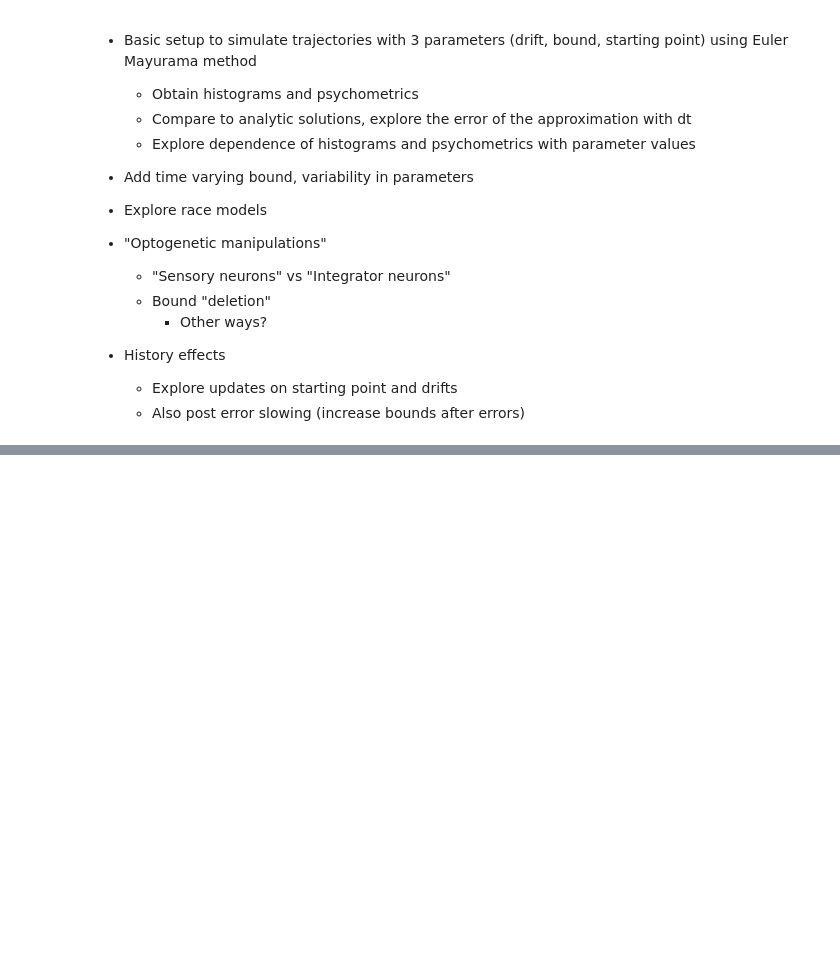
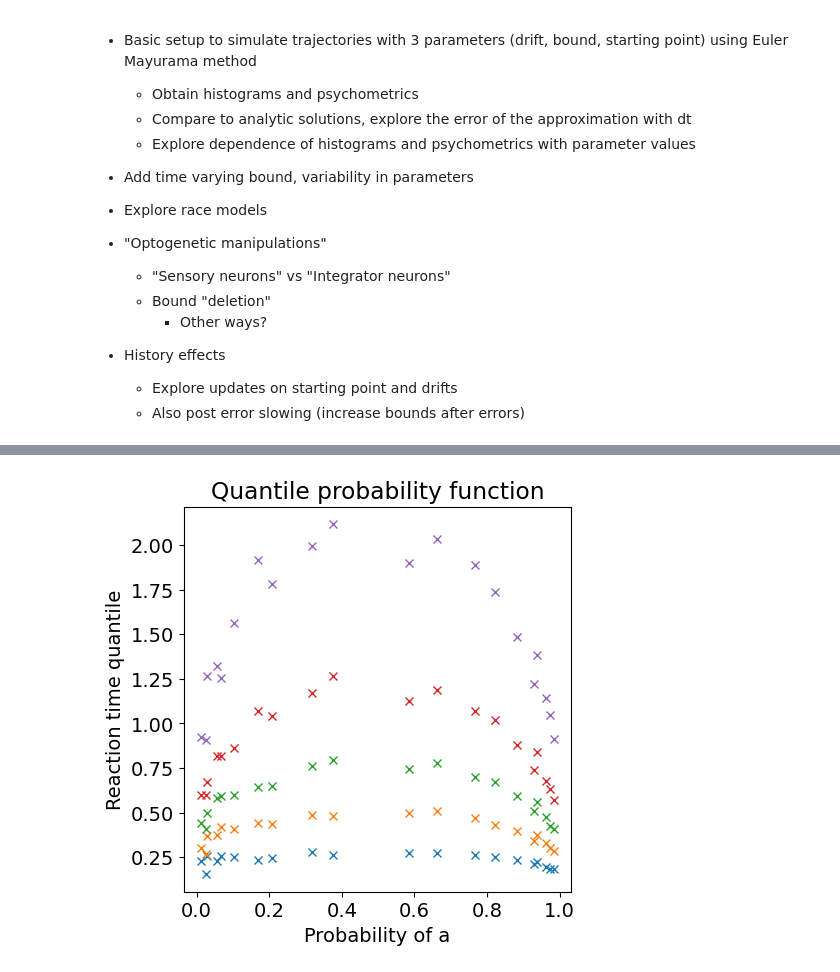
Before and after one commit to I-Pica/indp22-ddm-simulation-project, a Jupyter notebook: code/marco-sim-ddm.ipynb, the cells around one changed output, grey strips where cells are left out. Saved outputs shown, nothing was run; the diff lists cells and outputs as text; code cells hidden in the pictures; blank space fills up the shorter version.

```diff
--- a/code/marco-sim-ddm.ipynb
+++ b/code/marco-sim-ddm.ipynb
@@ -72,3 +97,10 @@ for i, mu in enumerate(mu_list):
+# %%
+# Plot the quantile probability function
+ddm.plot_quantile_prob_func(S_list, hits_list, errs_list, mu_list, prob_a)
+plt.title('Quantile probability function')
+plt.show()
+# %% [output]
+[figure, added]
 # %%
 print(traj.shape)
 # %%
```
Also changed, not shown: parts of 5 cells of this notebook, 1 other file.
